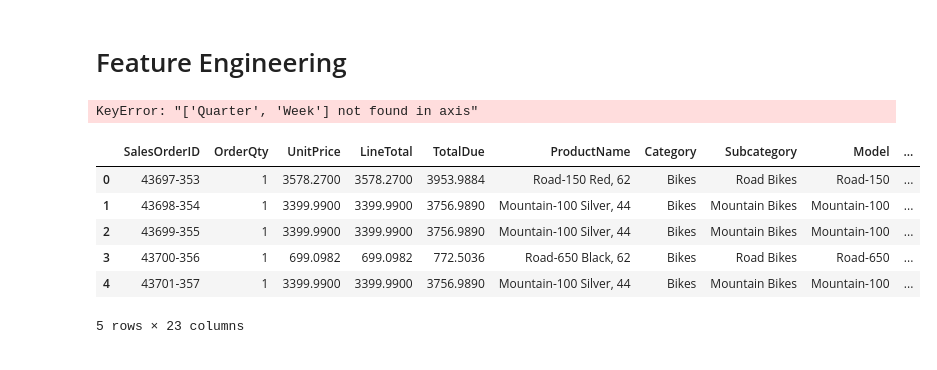
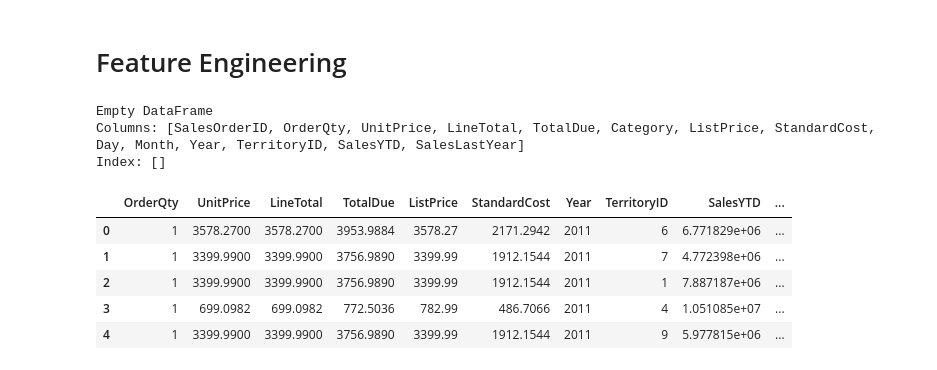
Before and after one commit to ga1nang/curent_topic, a Jupyter notebook: predict_new.ipynb, the cells around one changed output. Drawn from its saved outputs; the diff is of its cells as text; code cells hidden in the pictures.

```diff
--- a/predict_new.ipynb
+++ b/predict_new.ipynb
@@ -212,6 +212,41 @@ class FeatureEngineering:
         return self
 
 
+    def add_ohe_category(self):
+        """
+        Add one-hot encoded features for the 'Category' column and drop the original column.
+        """
+        # Initialize the OneHotEncoder
+        encoder = OneHotEncoder()
+
+        # Fit and transform the 'Category' column
+        encoded_categories = encoder.fit_transform(self.df[['Category']]).toarray()
+
+        # Create a DataFrame from the encoded array with correct column names
+        encoded_df = pd.DataFrame(encoded_categories,
+                                  columns=encoder.get_feature_names_out(),
+                                  index=self.df.index)
+        self.df = pd.concat([self.df, encoded_df], axis=1)
+        self.df = self.df.drop(['Category'], axis=1)
+
+        return self
+
+
+    def process_SalesOrderID_column(self):
+        # Assuming 'SalesOrderID' is a column in your DataFrame
+        self.df[['OrderID', 'ProductID']] = self.df['SalesOrderID'].str.split('-', expand=True)
+
+        # Convert to integers if needed
+        self.df['OrderID'] = self.df['OrderID'].astype(int)
+        self.df['ProductID'] = self.df['ProductID'].astype(int)
+
+        # Drop the original 'SalesOrderID' column if no longer needed
+        self.df = self.df.drop(columns=['SalesOrderID', 'ProductID'], axis=1)
+
+
+        return self
+
+
     def get_data(self):
         """
         Return the engineered DataFrame.
@@ -219,21 +254,24 @@ class FeatureEngineering:
         return self.df
 # %%
 # drop columns Week and Quarter because its can be deduced from day, month and year
-sales_data = sales_data.drop(['Quarter', 'Week'],axis=1)
-print(sales_data[sales_data.duplicated()])
+df = sales_data.drop(['Week', 'Quarter', 'Model', 'ProductName', 'Subcategory', 'Name', 'Country', 'Group'],axis=1)
+print(df[df.duplicated()])
 # %% [output]
-KeyError: "['Quarter', 'Week'] not found in axis"
+Empty DataFrame
+Columns: [SalesOrderID, OrderQty, UnitPrice, LineTotal, TotalDue, Category, ListPrice, StandardCost, Day, Month, Year, TerritoryID, SalesYTD, SalesLastYear]
+Index: []
 # %%
-fe = FeatureEngineering(sales_data)
+fe = FeatureEngineering(df)
 fe.add_is_weekend_features()
 fe.add_cyclical_features()
+fe.add_ohe_category()
+fe.process_SalesOrderID_column()
 transformed_df = fe.get_data()
 transformed_df.head()
 # %% [output]
-|  | SalesOrderID | OrderQty | UnitPrice | LineTotal | TotalDue | ProductName | Category | Subcategory | Model | ... |
-| 0 | 43697-353 | 1 | 3578.2700 | 3578.2700 | 3953.9884 | Road-150 Red, 62 | Bikes | Road Bikes | Road-150 | ... |
-| 1 | 43698-354 | 1 | 3399.9900 | 3399.9900 | 3756.9890 | Mountain-100 Silver, 44 | Bikes | Mountain Bikes | Mountain-100 | ... |
-| 2 | 43699-355 | 1 | 3399.9900 | 3399.9900 | 3756.9890 | Mountain-100 Silver, 44 | Bikes | Mountain Bikes | Mountain-100 | ... |
-| 3 | 43700-356 | 1 | 699.0982 | 699.0982 | 772.5036 | Road-650 Black, 62 | Bikes | Road Bikes | Road-650 | ... |
-| 4 | 43701-357 | 1 | 3399.9900 | 3399.9900 | 3756.9890 | Mountain-100 Silver, 44 | Bikes | Mountain Bikes | Mountain-100 | ... |
+|  | OrderQty | UnitPrice | LineTotal | TotalDue | ListPrice | StandardCost | Year | TerritoryID | SalesYTD | ... |
+| 0 | 1 | 3578.2700 | 3578.2700 | 3953.9884 | 3578.27 | 2171.2942 | 2011 | 6 | 6.771829e+06 | ... |
+| 1 | 1 | 3399.9900 | 3399.9900 | 3756.9890 | 3399.99 | 1912.1544 | 2011 | 7 | 4.772398e+06 | ... |
+| 2 | 1 | 3399.9900 | 3399.9900 | 3756.9890 | 3399.99 | 1912.1544 | 2011 | 1 | 7.887187e+06 | ... |
+| 3 | 1 | 699.0982 | 699.0982 | 772.5036 | 782.99 | 486.7066 | 2011 | 4 | 1.051085e+07 | ... |
+| 4 | 1 | 3399.9900 | 3399.9900 | 3756.9890 | 3399.99 | 1912.1544 | 2011 | 9 | 5.977815e+06 | ... |
-5 rows × 23 columns
```
Also changed, not shown: parts of 12 cells of this notebook, 7 other files.
